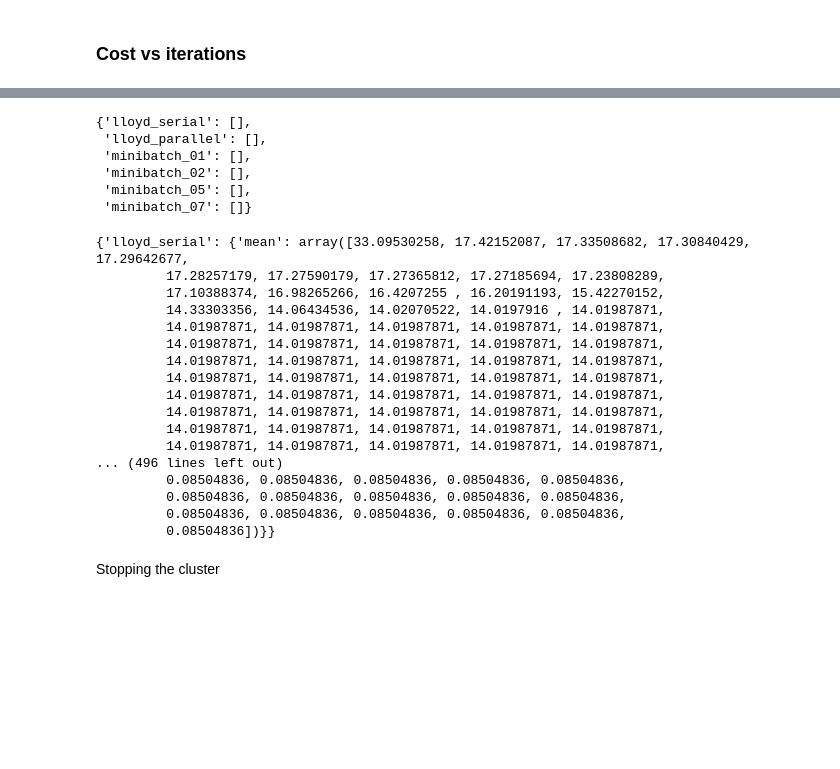
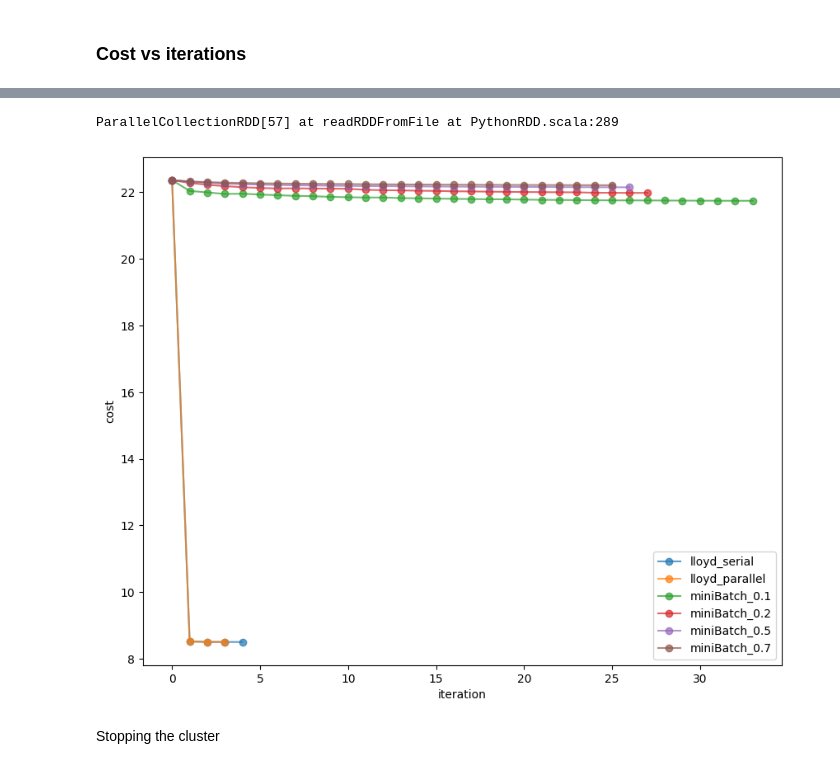
Before and after one commit to GiacomoGasparotto/Distributed-K-means, a Jupyter notebook: final.ipynb, the cells around one changed output, grey strips where cells are left out. Drawn from its saved outputs; the diff is of its cells as text; code cells hidden in the pictures; blank space fills up the shorter version.

```diff
--- a/final.ipynb
+++ b/final.ipynb
@@ -258,5 +251,5 @@ def collect_costHistory(
 
 # Actual parameters
 lk_ratios = [0.5, 1, 2, 5, 10]
-rounds = [1, 2, 4, 8, 16]
+rounds = [0, 1, 2, 4, 8, 16]
 # %%
@@ -507,40 +417,42 @@ Running minibatch_02
-# %%
-# Compute mean and std for each algorithm
-results_mean_std = {}
-for key, histories in all_histories_runs.items():
-    arr = np.array(histories)  # shape: (n_runs, max_epochs+1)
-    mean_cost = arr.mean(axis=0)
-    std_cost = arr.std(axis=0)
-    results_mean_std[key] = {"mean": mean_cost, "std": std_cost}
-# %%
-results_dict
-# %% [output]
-{'lloyd_serial': [],
- 'lloyd_parallel': [],
- 'minibatch_01': [],
- 'minibatch_02': [],
- 'minibatch_05': [],
- 'minibatch_07': []}
-# %%
-results_mean_std
-# %% [output]
-{'lloyd_serial': {'mean': array([33.09530258, 17.42152087, 17.33508682, 17.30840429, 17.29642677,
-         17.28257179, 17.27590179, 17.27365812, 17.27185694, 17.23808289,
-         17.10388374, 16.98265266, 16.4207255 , 16.20191193, 15.42270152,
-         14.33303356, 14.06434536, 14.02070522, 14.0197916 , 14.01987871,
-         14.01987871, 14.01987871, 14.01987871, 14.01987871, 14.01987871,
-         14.01987871, 14.01987871, 14.01987871, 14.01987871, 14.01987871,
-         14.01987871, 14.01987871, 14.01987871, 14.01987871, 14.01987871,
-         14.01987871, 14.01987871, 14.01987871, 14.01987871, 14.01987871,
-         14.01987871, 14.01987871, 14.01987871, 14.01987871, 14.01987871,
-         14.01987871, 14.01987871, 14.01987871, 14.01987871, 14.01987871,
-         14.01987871, 14.01987871, 14.01987871, 14.01987871, 14.01987871,
-         14.01987871, 14.01987871, 14.01987871, 14.01987871, 14.01987871,
-... (496 lines left out)
-         0.08504836, 0.08504836, 0.08504836, 0.08504836, 0.08504836,
-         0.08504836, 0.08504836, 0.08504836, 0.08504836, 0.08504836,
-         0.08504836, 0.08504836, 0.08504836, 0.08504836, 0.08504836,
-         0.08504836])}}
+# %%
+kddData_rdd = sc.parallelize([row for row in kddData], numSlices=32).persist()
+iterations = 100
+updateAlgorithms = ["lloyd", "lloyd", "miniBatch", "miniBatch", "miniBatch", "miniBatch"]
+batchFractions = ["serial", "parallel", 0.1, 0.2, 0.5, 0.7]
+
+results_dict = {}
+
+seedCost = compute_cost(kddData_rdd, centroids)
+
+# n_runs = 3  # number of independent runs
+for updateAlgo, batchFraction in zip(updateAlgorithms, batchFractions):
+
+    currentCentroids = centroids.copy()
+
+    if updateAlgo == "lloyd":
+        if batchFraction == "serial":
+            finalCentroids, costHistory = lloydKMeans(kddData, currentCentroids, iterations, save_cost = True)
+        else:
+            finalCentroids, costHistory = lloydKMeans(kddData_rdd, currentCentroids, iterations, save_cost = True)
+    else:
+        finalCentroids, costHistory = miniBatchKMeans(kddData_rdd, currentCentroids, iterations, batchFraction, save_cost = True)
+
+    results_dict[f"{updateAlgo}_{batchFraction}"] = costHistory
+kddData_rdd.unpersist()
+# %% [output]
+ParallelCollectionRDD[57] at readRDDFromFile at PythonRDD.scala:289
+# %%
+fig, ax = plt.subplots(figsize=(10,8))
+
+for key, costHistory in results_dict.items():
+    ax.plot([seedCost] + costHistory, marker="o", label = key, alpha = 0.7)
+
+ax.set_xlabel("iteration")
+ax.set_ylabel("cost")
+ax.legend()
+plt.show()
+# %% [output]
+[figure, added]
 # %%
 plt.figure(figsize=(12, 6))
 
```
Also changed, not shown: parts of 12 cells of this notebook.
